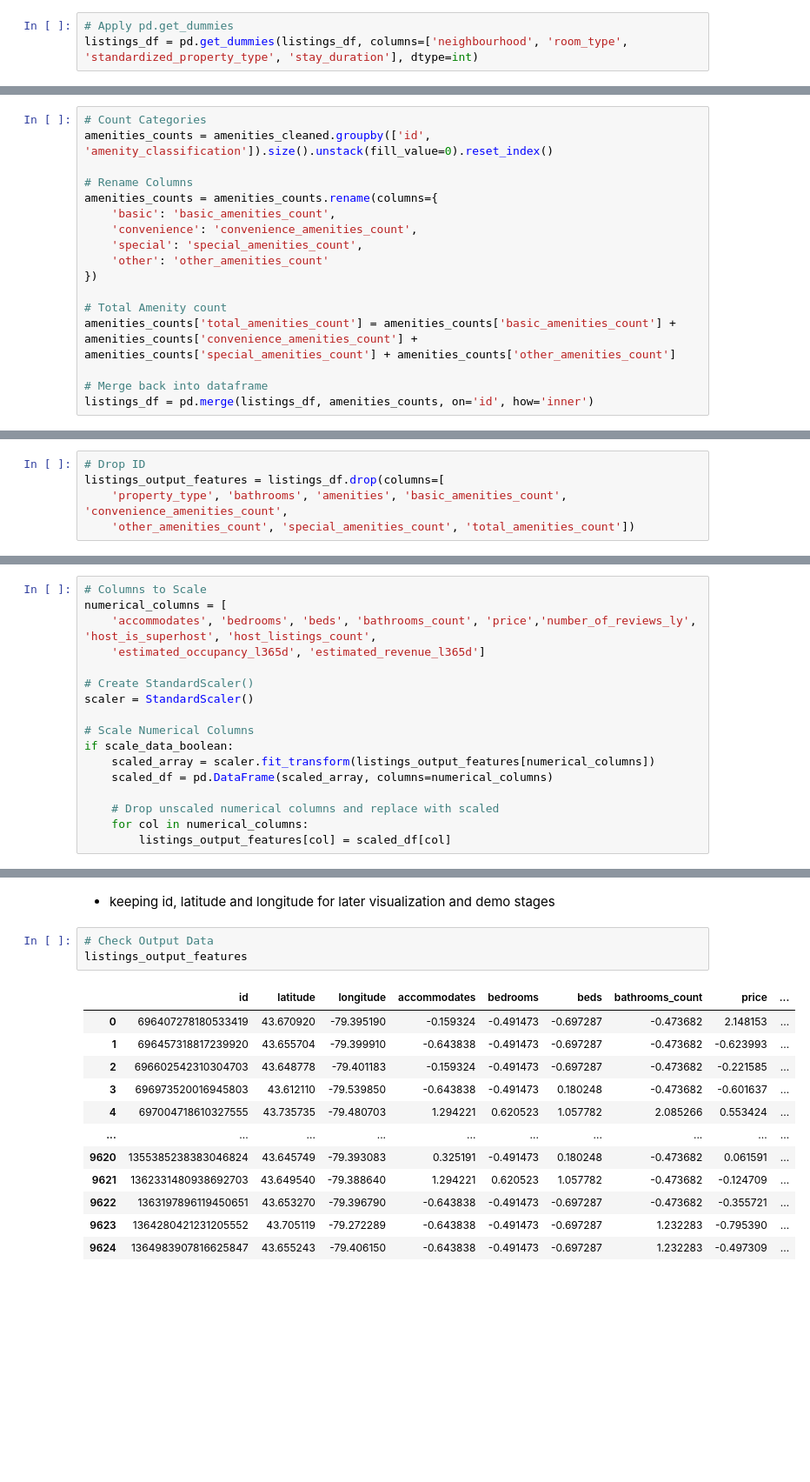
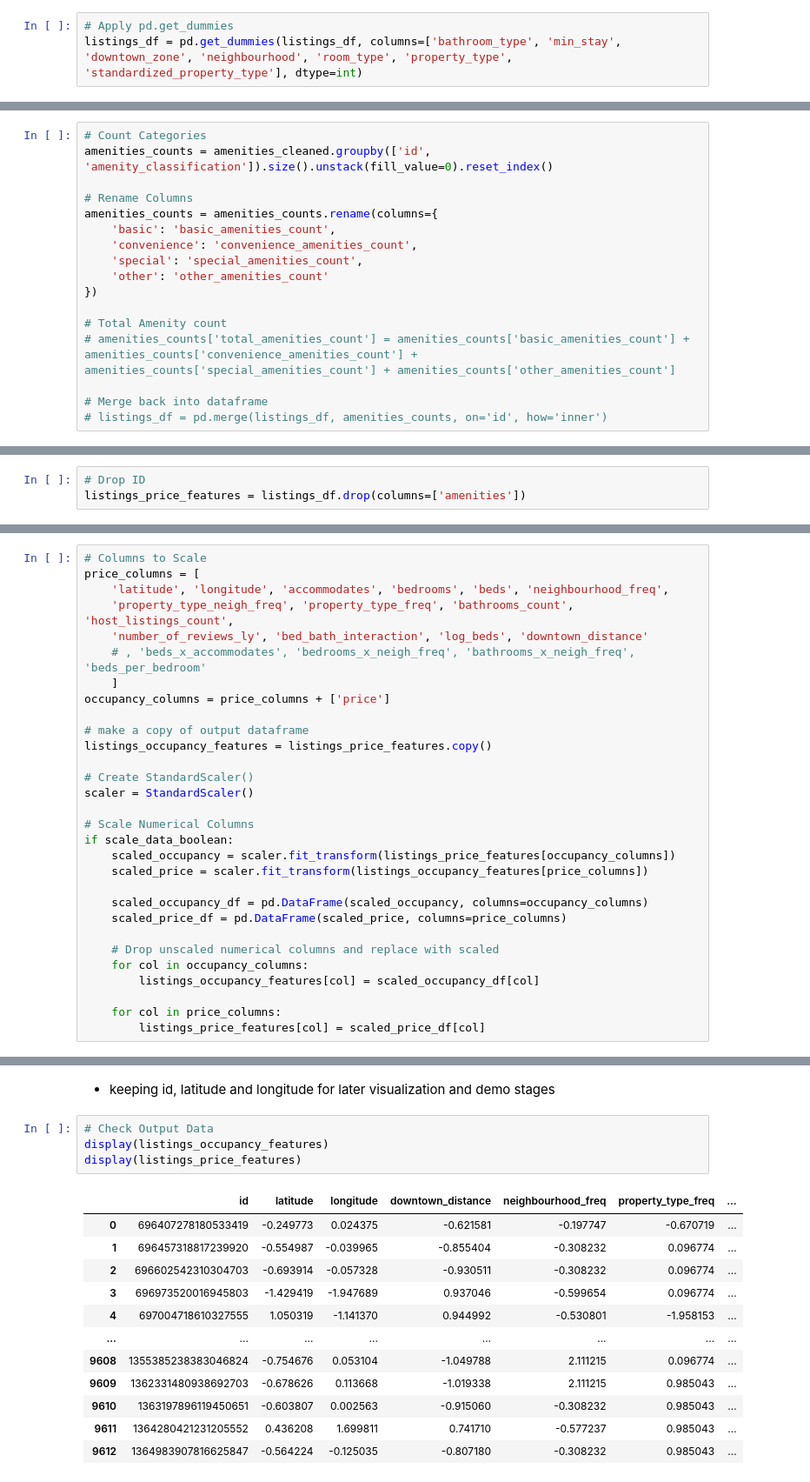
Before and after one commit to Oceanpro00/toronto_airbnb_investment_navigator, a Jupyter notebook: notebooks/2_feature_extraction.ipynb, the cells around one changed output, grey strips where cells are left out. Shown: that part at 87% size. Cells and saved outputs as stored; diff of their text form; blank space fills up the shorter version.

```diff
--- a/notebooks/2_feature_extraction.ipynb
+++ b/notebooks/2_feature_extraction.ipynb
@@ -36,7 +28,7 @@ listings_df
 #### use pd.get_dummies on all categorical columns to binary encode for the ML Models
 # %%
 # Apply pd.get_dummies
-listings_df = pd.get_dummies(listings_df, columns=['neighbourhood', 'room_type', 'standardized_property_type', 'stay_duration'], dtype=int)
+listings_df = pd.get_dummies(listings_df, columns=['bathroom_type', 'min_stay', 'downtown_zone', 'neighbourhood', 'room_type', 'property_type', 'standardized_property_type'], dtype=int)
 # %% [markdown]
 ### **Feature Extraction - Amenities**
 # %% [markdown]
@@ -200,7 +192,7 @@ amenities_counts = amenities_counts.rename(columns={
 })
 
 # Total Amenity count
-amenities_counts['total_amenities_count'] = amenities_counts['basic_amenities_count'] + amenities_counts['convenience_amenities_count'] + amenities_counts['special_amenities_count'] + amenities_counts['other_amenities_count']
+# amenities_counts['total_amenities_count'] = amenities_counts['basic_amenities_count'] + amenities_counts['convenience_amenities_count'] + amenities_counts['special_amenities_count'] + amenities_counts['other_amenities_count']
 
 # Merge back into dataframe
-listings_df = pd.merge(listings_df, amenities_counts, on='id', how='inner')
+# listings_df = pd.merge(listings_df, amenities_counts, on='id', how='inner')
@@ -213,8 +201,6 @@ listings_df = pd.merge(listings_df, amenities_counts, on='id', how='inner')
 # %%
 # Drop ID
-listings_output_features = listings_df.drop(columns=[
-    'property_type', 'bathrooms', 'amenities', 'basic_amenities_count', 'convenience_amenities_count',
-    'other_amenities_count', 'special_amenities_count', 'total_amenities_count'])
+listings_price_features = listings_df.drop(columns=['amenities'])
 # %% [markdown]
 ### **Standard Scaler**
 # %% [markdown]
@@ -228,38 +214,52 @@ listings_output_features = listings_df.drop(columns=[
 scale_data_boolean = True
 # %%
 # Columns to Scale
-numerical_columns = [
-    'accommodates', 'bedrooms', 'beds', 'bathrooms_count', 'price','number_of_reviews_ly', 'host_is_superhost', 'host_listings_count',
-    'estimated_occupancy_l365d', 'estimated_revenue_l365d']
+price_columns = [
+    'latitude', 'longitude', 'accommodates', 'bedrooms', 'beds', 'neighbourhood_freq',
+    'property_type_neigh_freq', 'property_type_freq', 'bathrooms_count', 'host_listings_count',
+    'number_of_reviews_ly', 'bed_bath_interaction', 'log_beds', 'downtown_distance'
+    # , 'beds_x_accommodates', 'bedrooms_x_neigh_freq', 'bathrooms_x_neigh_freq', 'beds_per_bedroom'
+    ]
+occupancy_columns = price_columns + ['price']
+
+# make a copy of output dataframe
+listings_occupancy_features = listings_price_features.copy()
 
 # Create StandardScaler()
 scaler = StandardScaler()
 
 # Scale Numerical Columns
 if scale_data_boolean:
-    scaled_array = scaler.fit_transform(listings_output_features[numerical_columns])
-    scaled_df = pd.DataFrame(scaled_array, columns=numerical_columns)
+    scaled_occupancy = scaler.fit_transform(listings_price_features[occupancy_columns])
+    scaled_price = scaler.fit_transform(listings_occupancy_features[price_columns])
+
+    scaled_occupancy_df = pd.DataFrame(scaled_occupancy, columns=occupancy_columns)
+    scaled_price_df = pd.DataFrame(scaled_price, columns=price_columns)
 
     # Drop unscaled numerical columns and replace with scaled
-    for col in numerical_columns:
-        listings_output_features[col] = scaled_df[col]
+    for col in occupancy_columns:
+        listings_occupancy_features[col] = scaled_occupancy_df[col]
+
+    for col in price_columns:
+        listings_price_features[col] = scaled_price_df[col]
 # %% [markdown]
 ### **Check and Save Cleaned Data**
 # %% [markdown]
 - keeping id, latitude and longitude for later visualization and demo stages
 # %%
 # Check Output Data
-listings_output_features
+display(listings_occupancy_features)
+display(listings_price_features)
 # %% [output]
-|  | id | latitude | longitude | accommodates | bedrooms | beds | bathrooms_count | price | ... |
-| 0 | 696407278180533419 | 43.670920 | -79.395190 | -0.159324 | -0.491473 | -0.697287 | -0.473682 | 2.148153 | ... |
-| 1 | 696457318817239920 | 43.655704 | -79.399910 | -0.643838 | -0.491473 | -0.697287 | -0.473682 | -0.623993 | ... |
-| 2 | 696602542310304703 | 43.648778 | -79.401183 | -0.159324 | -0.491473 | -0.697287 | -0.473682 | -0.221585 | ... |
-| 3 | 696973520016945803 | 43.612110 | -79.539850 | -0.643838 | -0.491473 | 0.180248 | -0.473682 | -0.601637 | ... |
-| 4 | 697004718610327555 | 43.735735 | -79.480703 | 1.294221 | 0.620523 | 1.057782 | 2.085266 | 0.553424 | ... |
-| ... | ... | ... | ... | ... | ... | ... | ... | ... | ... |
-| 9620 | 1355385238383046824 | 43.645749 | -79.393083 | 0.325191 | -0.491473 | 0.180248 | -0.473682 | 0.061591 | ... |
-| 9621 | 1362331480938692703 | 43.649540 | -79.388640 | 1.294221 | 0.620523 | 1.057782 | -0.473682 | -0.124709 | ... |
-| 9622 | 1363197896119450651 | 43.653270 | -79.396790 | -0.643838 | -0.491473 | -0.697287 | -0.473682 | -0.355721 | ... |
-| 9623 | 1364280421231205552 | 43.705119 | -79.272289 | -0.643838 | -0.491473 | -0.697287 | 1.232283 | -0.795390 | ... |
-| 9624 | 1364983907816625847 | 43.655243 | -79.406150 | -0.643838 | -0.491473 | -0.697287 | 1.232283 | -0.497309 | ... |
+|  | id | latitude | longitude | downtown_distance | neighbourhood_freq | property_type_freq | ... |
+| 0 | 696407278180533419 | -0.249773 | 0.024375 | -0.621581 | -0.197747 | -0.670719 | ... |
+| 1 | 696457318817239920 | -0.554987 | -0.039965 | -0.855404 | -0.308232 | 0.096774 | ... |
+| 2 | 696602542310304703 | -0.693914 | -0.057328 | -0.930511 | -0.308232 | 0.096774 | ... |
+| 3 | 696973520016945803 | -1.429419 | -1.947689 | 0.937046 | -0.599654 | 0.096774 | ... |
+| 4 | 697004718610327555 | 1.050319 | -1.141370 | 0.944992 | -0.530801 | -1.958153 | ... |
+| ... | ... | ... | ... | ... | ... | ... | ... |
+| 9608 | 1355385238383046824 | -0.754676 | 0.053104 | -1.049788 | 2.111215 | 0.096774 | ... |
+| 9609 | 1362331480938692703 | -0.678626 | 0.113668 | -1.019338 | 2.111215 | 0.985043 | ... |
+| 9610 | 1363197896119450651 | -0.603807 | 0.002563 | -0.915060 | -0.308232 | 0.985043 | ... |
+| 9611 | 1364280421231205552 | 0.436208 | 1.699811 | 0.741710 | -0.577237 | 0.985043 | ... |
+| 9612 | 1364983907816625847 | -0.564224 | -0.125035 | -0.807180 | -0.308232 | 0.985043 | ... |
```
Also changed, not shown: parts of 9 cells of this notebook, 48 other files.
